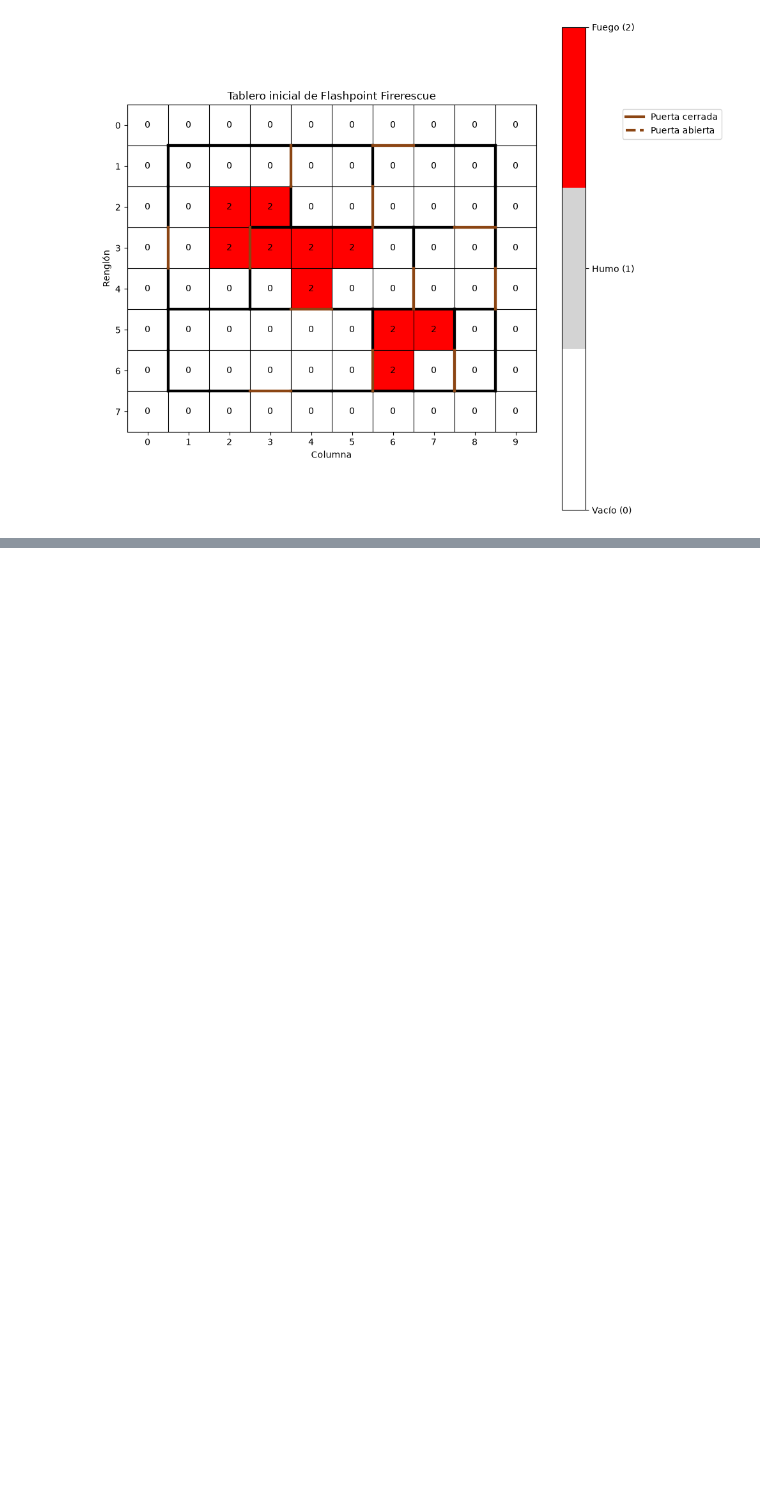
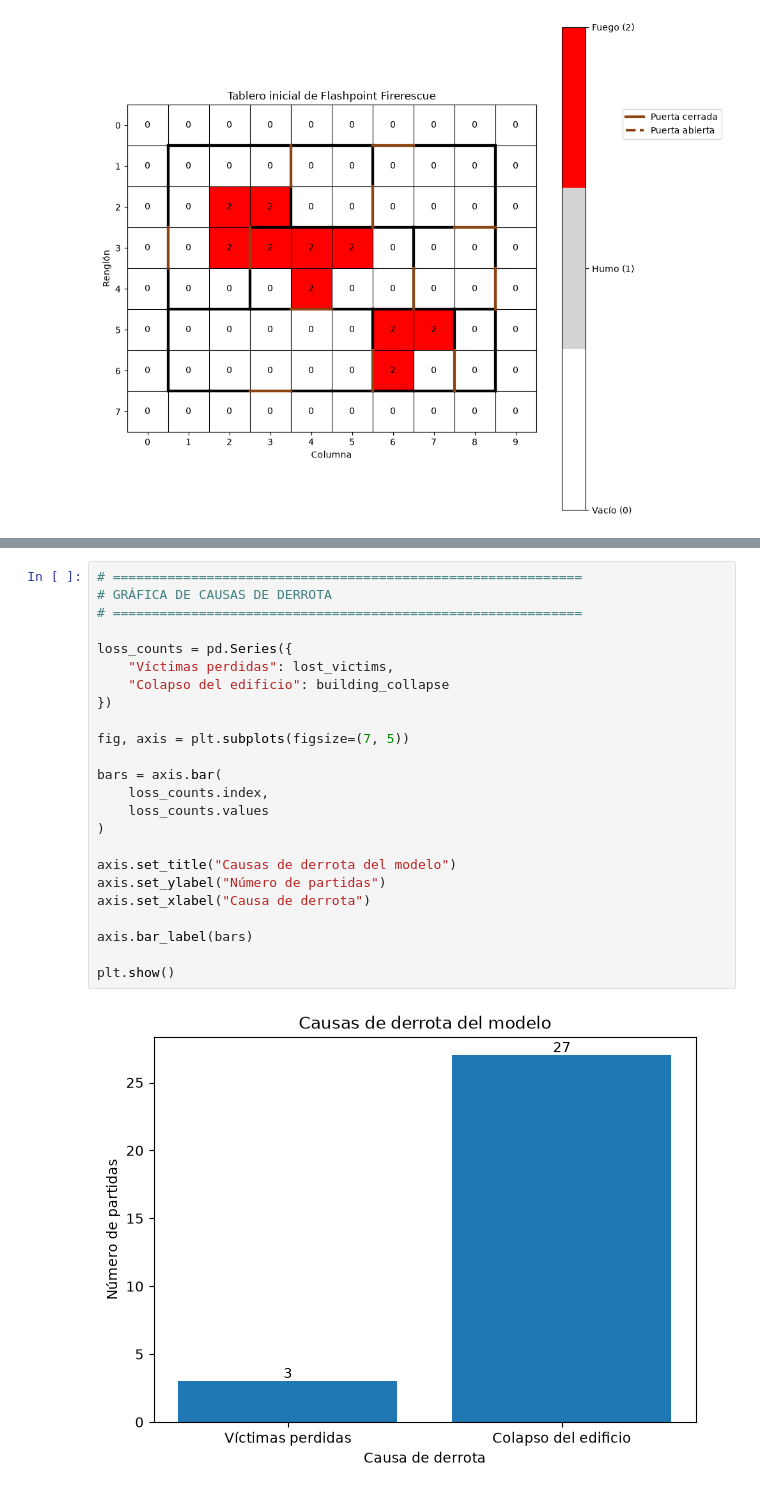
Before and after one commit to a01277107/Videojuegos, a Jupyter notebook: versionAlgoritmos/fireRescueSimulation.ipynb, the cells around one changed output, grey strips where cells are left out. Saved outputs shown, nothing was run; the diff lists cells and outputs as text; blank space fills up the shorter version.

```diff
--- a/fireRescueSimulation.ipynb
+++ b/versionAlgoritmos/fireRescueSimulation.ipynb
@@ -2837,0 +1942,26 @@ Bid por daño de ruta: pruebas superadas
+# %%
+# ============================================================
+# GRÁFICA DE CAUSAS DE DERROTA
+# ============================================================
+
+loss_counts = pd.Series({
+    "Víctimas perdidas": lost_victims,
+    "Colapso del edificio": building_collapse
+})
+
+fig, axis = plt.subplots(figsize=(7, 5))
+
+bars = axis.bar(
+    loss_counts.index,
+    loss_counts.values
+)
+
+axis.set_title("Causas de derrota del modelo")
+axis.set_ylabel("Número de partidas")
+axis.set_xlabel("Causa de derrota")
+
+axis.bar_label(bars)
+
+plt.show()
+# %% [output]
+[figure, added]
```
Also changed, not shown: parts of 16 cells of this notebook, 3 other files.
